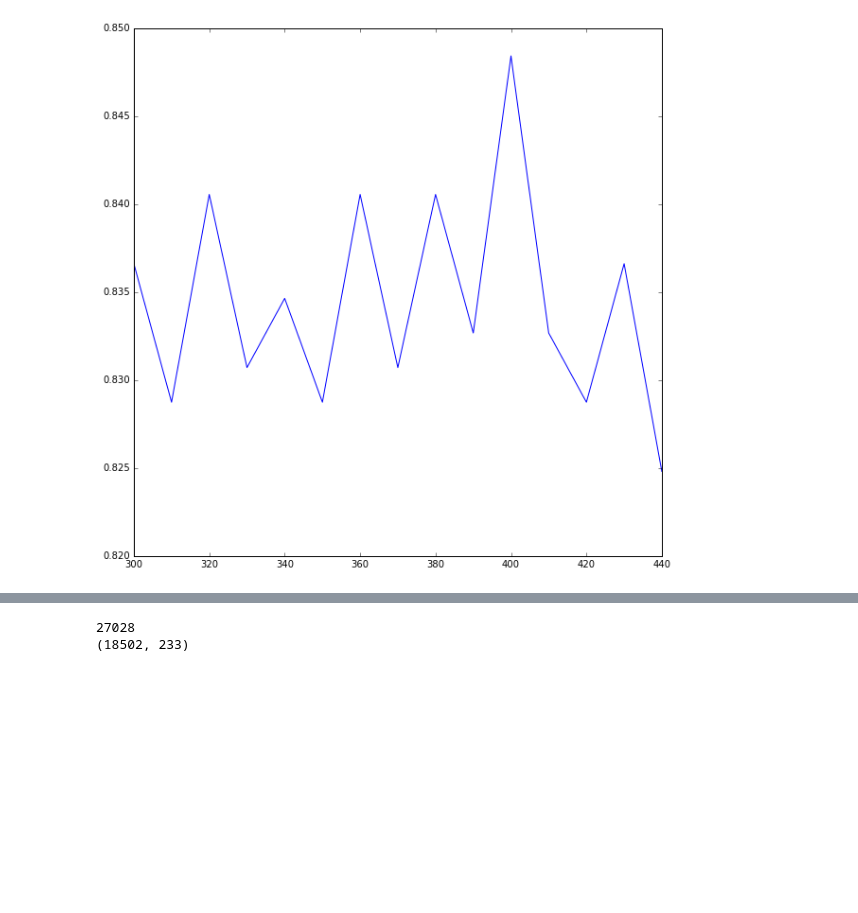
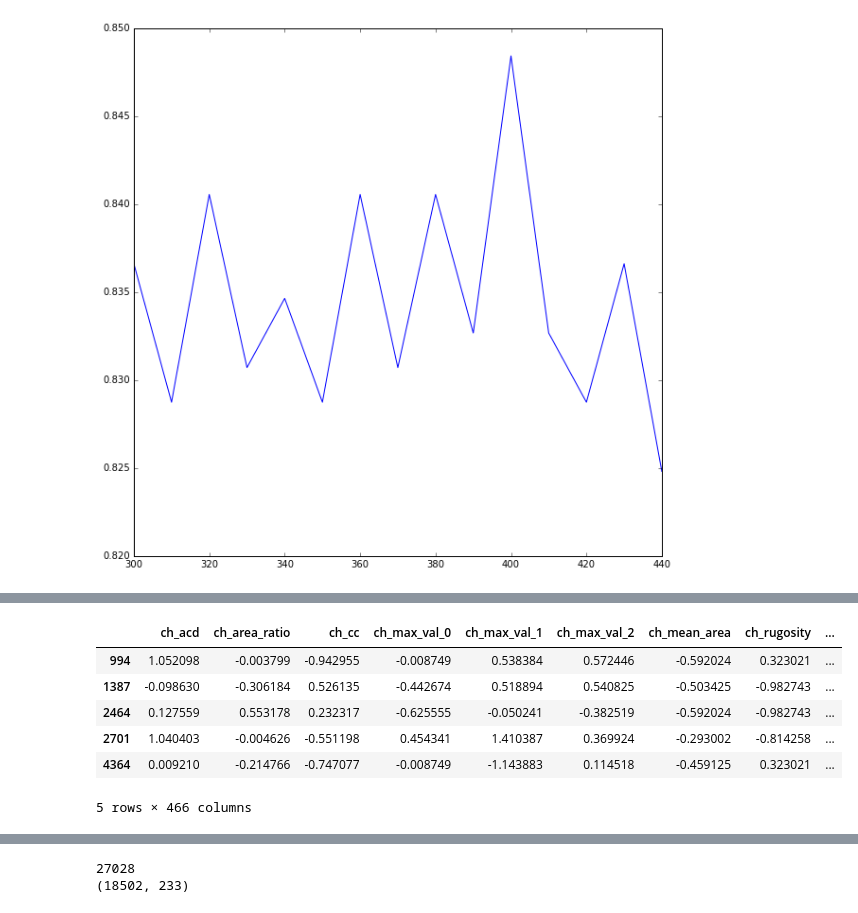
Before and after one commit to PeterJackNaylor/InternWork2, a Jupyter notebook: TCA.ipynb, the cells around one changed output, grey strips where cells are left out. Cells and saved outputs as stored; diff of their text form; code cells hidden in the pictures; blank space fills up the shorter version.

```diff
--- a/TCA.ipynb
+++ b/TCA.ipynb
@@ -367,3 +378,13 @@ new_Data=getting_kernel_projection(X_T.ix[X_T.index[0:5],X_T.columns],pd.DataFra
+# %%
+X_test.head()
+# %% [output]
+|  | ch_acd | ch_area_ratio | ch_cc | ch_max_val_0 | ch_max_val_1 | ch_max_val_2 | ch_mean_area | ch_rugosity | ... |
+| 994 | 1.052098 | -0.003799 | -0.942955 | -0.008749 | 0.538384 | 0.572446 | -0.592024 | 0.323021 | ... |
+| 1387 | -0.098630 | -0.306184 | 0.526135 | -0.442674 | 0.518894 | 0.540825 | -0.503425 | -0.982743 | ... |
+| 2464 | 0.127559 | 0.553178 | 0.232317 | -0.625555 | -0.050241 | -0.382519 | -0.592024 | -0.982743 | ... |
+| 2701 | 1.040403 | -0.004626 | -0.551198 | 0.454341 | 1.410387 | 0.369924 | -0.293002 | -0.814258 | ... |
+| 4364 | 0.009210 | -0.214766 | -0.747077 | -0.008749 | -1.143883 | 0.114518 | -0.459125 | 0.323021 | ... |
+5 rows × 466 columns
 # %%
 new_Data[["TCA_" + str(i) for i in range(m)]]
 # %% [output]
```
Also changed, not shown: parts of 10 cells of this notebook, 1 other file.
